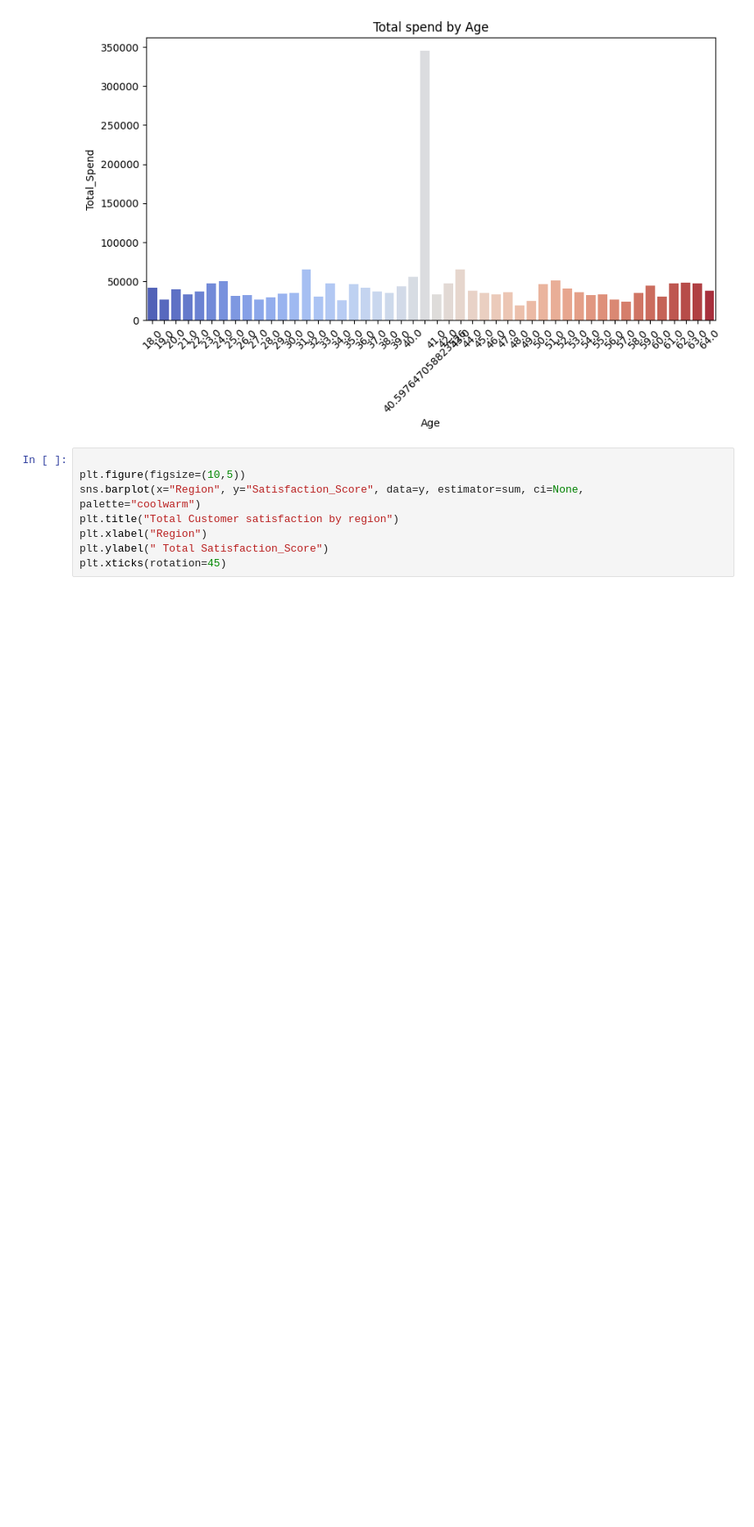
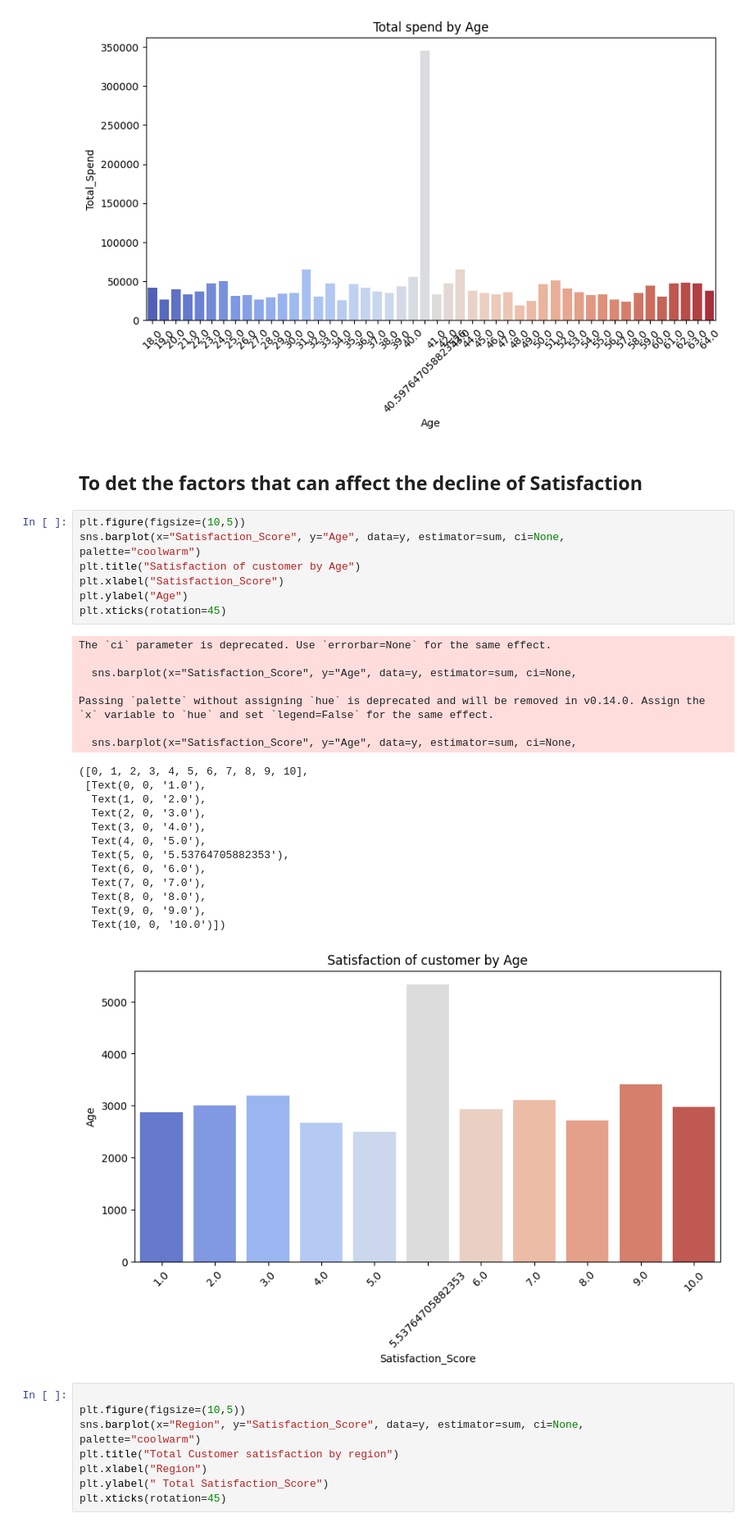
Before and after one commit to SafehEmmanuela/Final-Project, a Jupyter notebook: Final Project.ipynb, the cells around one changed output. Shown: that part at 82% size. Saved outputs shown, nothing was run; the diff lists cells and outputs as text; blank space fills up the shorter version.

```diff
--- a/Final Project.ipynb
+++ b/Final Project.ipynb
@@ -327,6 +359,37 @@ Passing `palette` without assigning `hue` is deprecated and will be removed in v
   Text(46, 0, '63.0'),
   Text(47, 0, '64.0')])
 [figure]
+# %% [markdown]
+## To det the factors that can affect the decline of Satisfaction
+# %%
+plt.figure(figsize=(10,5))
+sns.barplot(x="Satisfaction_Score", y="Age", data=y, estimator=sum, ci=None,
+palette="coolwarm")
+plt.title("Satisfaction of customer by Age")
+plt.xlabel("Satisfaction_Score")
+plt.ylabel("Age")
+plt.xticks(rotation=45)
+# %% [output]
+The `ci` parameter is deprecated. Use `errorbar=None` for the same effect.
+
+  sns.barplot(x="Satisfaction_Score", y="Age", data=y, estimator=sum, ci=None,
+
+Passing `palette` without assigning `hue` is deprecated and will be removed in v0.14.0. Assign the `x` variable to `hue` and set `legend=False` for the same effect.
+
+  sns.barplot(x="Satisfaction_Score", y="Age", data=y, estimator=sum, ci=None,
+([0, 1, 2, 3, 4, 5, 6, 7, 8, 9, 10],
+ [Text(0, 0, '1.0'),
+  Text(1, 0, '2.0'),
+  Text(2, 0, '3.0'),
+  Text(3, 0, '4.0'),
+  Text(4, 0, '5.0'),
+  Text(5, 0, '5.53764705882353'),
+  Text(6, 0, '6.0'),
+  Text(7, 0, '7.0'),
+  Text(8, 0, '8.0'),
+  Text(9, 0, '9.0'),
+  Text(10, 0, '10.0')])
+[figure, added]
 # %%
 
 plt.figure(figsize=(10,5))
```
Also changed, not shown: parts of 12 cells of this notebook, 2 other files.
